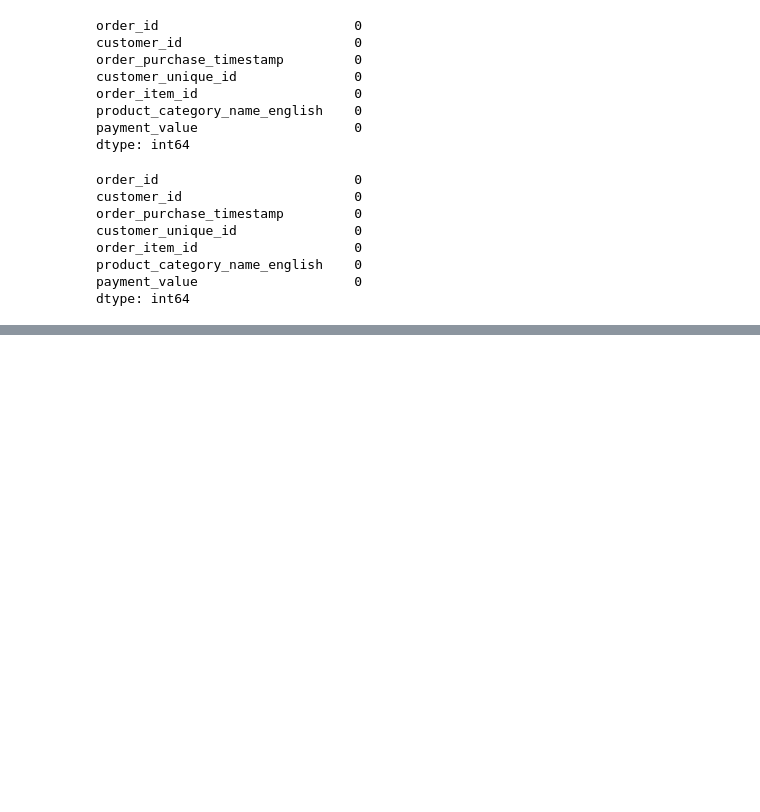
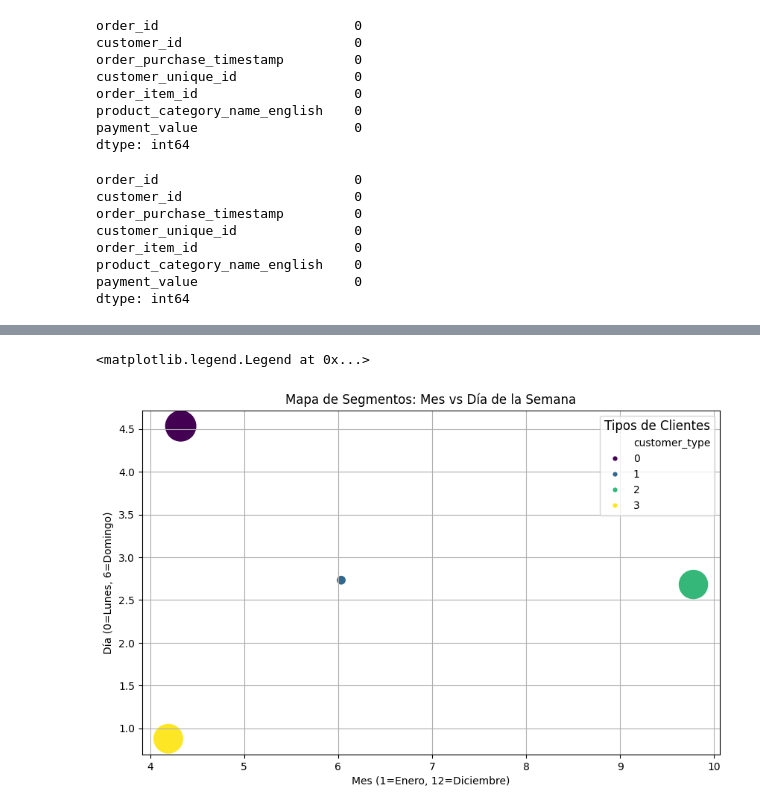
Before and after one commit to carlos-villa-restrepo/brazilian-ecommerce-data-science-project, a Jupyter notebook: notebooks/EDA.ipynb, the cells around one changed output, grey strips where cells are left out. Saved outputs shown, nothing was run; the diff lists cells and outputs as text; code cells hidden in the pictures; blank space fills up the shorter version.

Commit message:
Estandarización,  modelado con KMeans y análisis de clusters

```diff
--- a/notebooks/EDA.ipynb
+++ b/notebooks/EDA.ipynb
@@ -741 +750,6 @@ df_master['hour'] = df_master['order_purchase_timestamp'].dt.hour
+# %%
+X_clustering = df_master[[ "product_category_number", "payment_value", "month", "day_of_week", "hour"]]
+scaler = StandardScaler()
+
+X_scaled = scaler.fit_transform(X_clustering)
 # %% [markdown]
@@ -781,0 +759,9 @@ Coeficiente de determinación (R2): 0.25
+# %%
+model_kmeans = KMeans(n_clusters=4, init="k-means++", n_init=10, random_state=42)
+
+#Creo una variable para los diferentes clusters
+df_master["customer_type"] = model_kmeans.fit_predict(X_scaled)
+# %%
+customer_profile = df_master.groupby("customer_type")[["month", "day_of_week", "hour"]].mean()
+customer_profile['customers_count'] = df_master['customer_type'].value_counts()
+customer_profile
@@ -781,0 +775,12 @@ Coeficiente de determinación (R2): 0.25
+# %%
+plt.figure(figsize=(10,6))
+sns.scatterplot(data=customer_profile, x='month', y='day_of_week', size='customers_count', hue="customer_type", palette='viridis', sizes=(100, 1000), legend="full")
+plt.title('Mapa de Segmentos: Mes vs Día de la Semana')
+plt.xlabel('Mes (1=Enero, 12=Diciembre)')
+plt.ylabel('Día (0=Lunes, 6=Domingo)')
+plt.grid(True)
+handles, labels = plt.gca().get_legend_handles_labels()
+plt.legend(handles[0:5], labels[0:5], title='Tipos de Clientes', title_fontsize='12', loc='upper right')
+# %% [output]
+<matplotlib.legend.Legend at 0x...>
+[figure, added]
```
Also changed, not shown: parts of 14 cells of this notebook.
